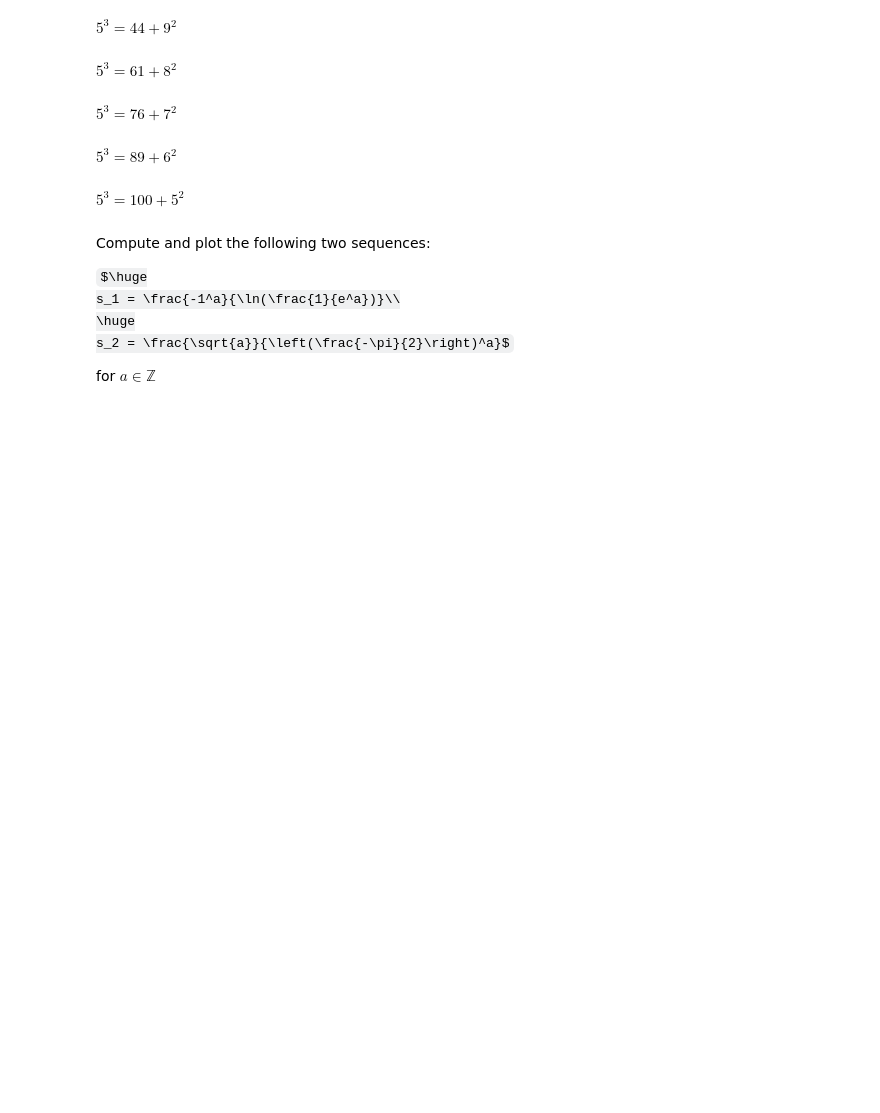
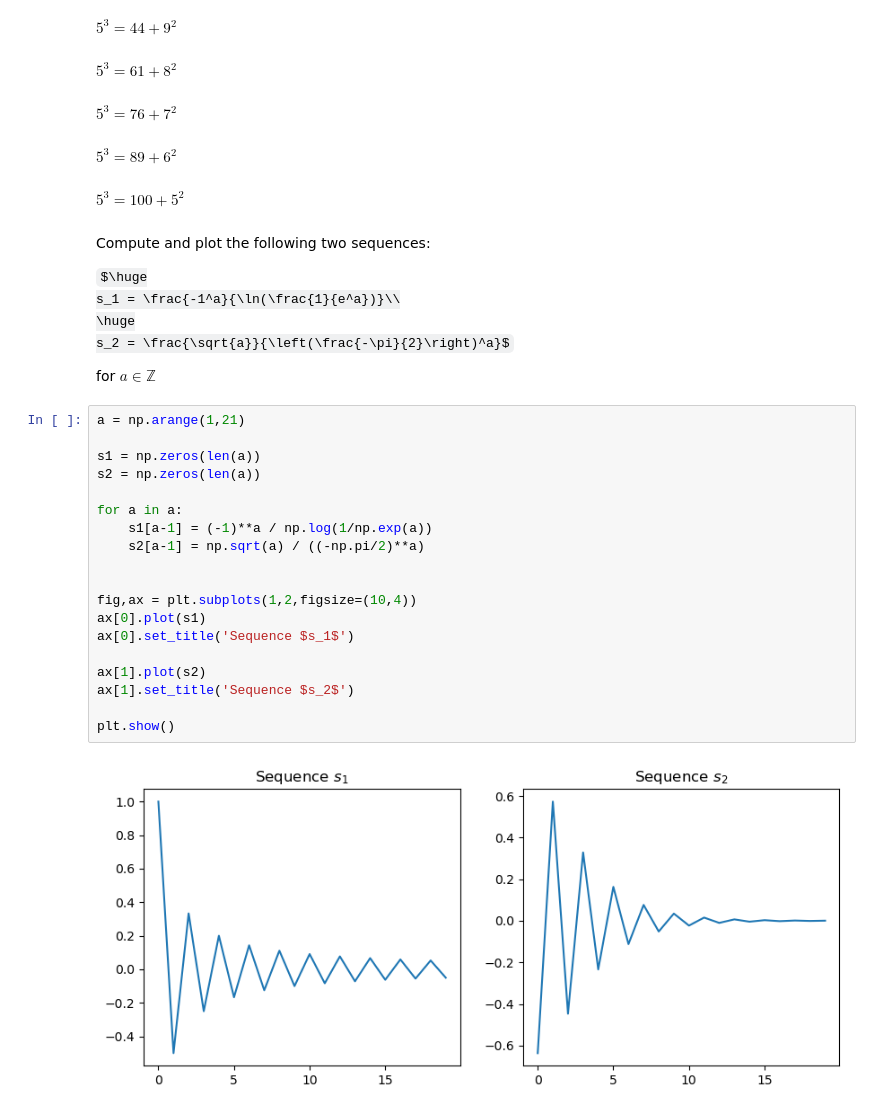
Before and after one commit to Afiq139/Python-Project, a Jupyter notebook: Python_Mathematics/Master_Math_By_Coding_In_Python/14_Number_Theory/011_Number_theory_Bug_Hunt.ipynb, the cells around one changed output. Cells and saved outputs as stored; diff of their text form; some formulas as TeX source; blank space fills up the shorter version.

```diff
--- a/Python_Mathematics/Master_Math_By_Coding_In_Python/14_Number_Theory/011_Number_theory_Bug_Hunt.ipynb
+++ b/Python_Mathematics/Master_Math_By_Coding_In_Python/14_Number_Theory/011_Number_theory_Bug_Hunt.ipynb
@@ -77,3 +77,24 @@ s_1 = \frac{-1^a}{\ln(\frac{1}{e^a})}\\
 s_2 = \frac{\sqrt{a}}{\left(\frac{-\pi}{2}\right)^a}$
 
 for $a \in \mathbb{Z}$
+# %%
+a = np.arange(1,21)
+
+s1 = np.zeros(len(a))
+s2 = np.zeros(len(a))
+
+for a in a:
+    s1[a-1] = (-1)**a / np.log(1/np.exp(a))
+    s2[a-1] = np.sqrt(a) / ((-np.pi/2)**a)
+
+
+fig,ax = plt.subplots(1,2,figsize=(10,4))
+ax[0].plot(s1)
+ax[0].set_title('Sequence $s_1$')
+
+ax[1].plot(s2)
+ax[1].set_title('Sequence $s_2$')
+
+plt.show()
+# %% [output]
+[figure, added]
```
